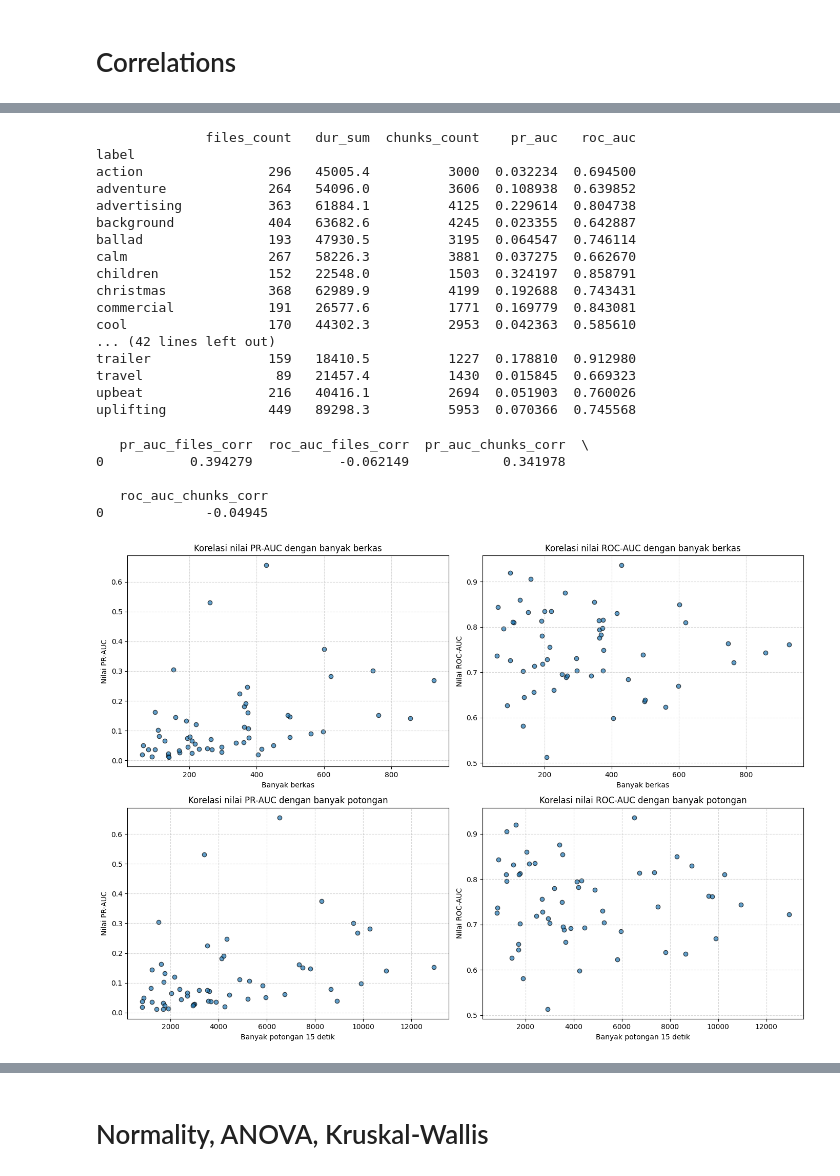
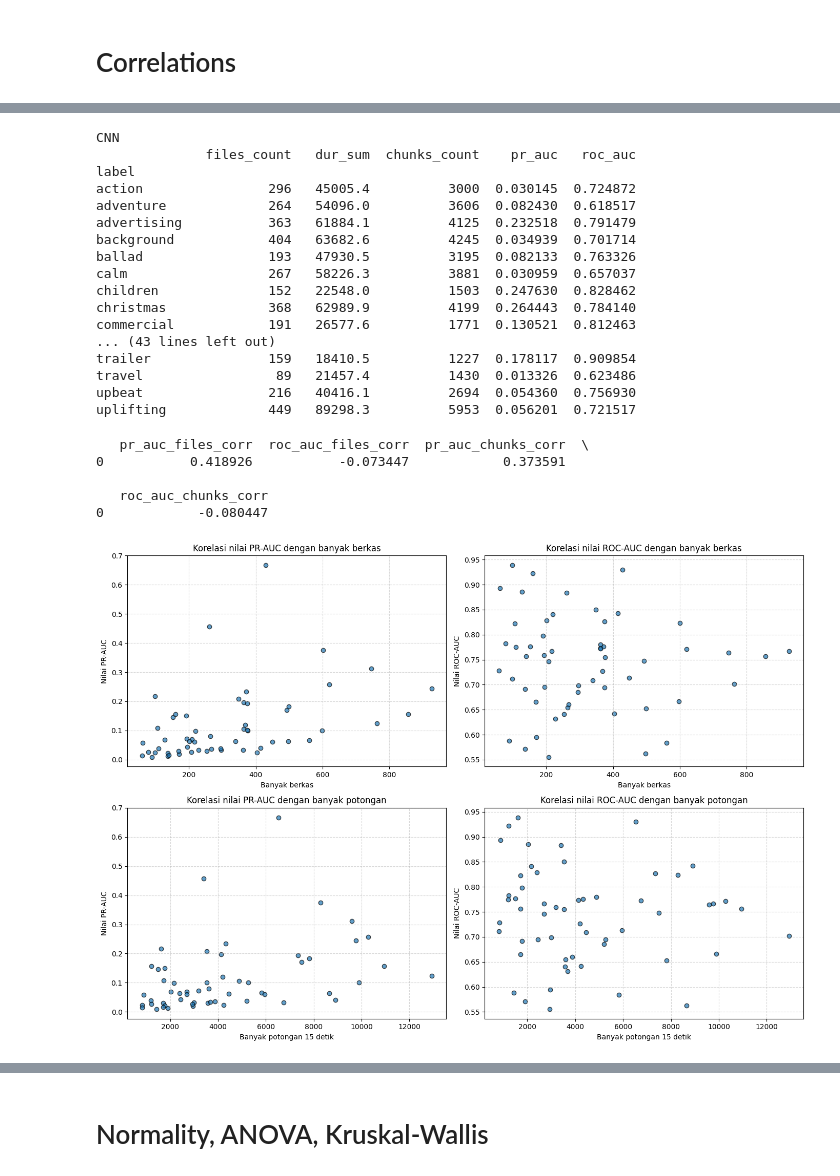
Before and after one commit to hugoalfedoputra/mudelling, a Jupyter notebook: ai/result_graphs.ipynb, the cells around one changed output, grey strips where cells are left out. Cells and saved outputs as stored; diff of their text form; code cells hidden in the pictures.

```diff
--- a/ai/result_graphs.ipynb
+++ b/ai/result_graphs.ipynb
@@ -703,47 +718,48 @@ plot_correlations(
 # %%
+print("CNN")
 print(cnn_merged)
 # %% [output]
+CNN
               files_count   dur_sum  chunks_count    pr_auc   roc_auc
 label
-action                296   45005.4          3000  0.032234  0.694500
-adventure             264   54096.0          3606  0.108938  0.639852
-advertising           363   61884.1          4125  0.229614  0.804738
-background            404   63682.6          4245  0.023355  0.642887
-ballad                193   47930.5          3195  0.064547  0.746114
-calm                  267   58226.3          3881  0.037275  0.662670
-children              152   22548.0          1503  0.324197  0.858791
-christmas             368   62989.9          4199  0.192688  0.743431
-commercial            191   26577.6          1771  0.169779  0.843081
-cool                  170   44302.3          2953  0.042363  0.585610
-... (42 lines left out)
-trailer               159   18410.5          1227  0.178810  0.912980
-travel                 89   21457.4          1430  0.015845  0.669323
-upbeat                216   40416.1          2694  0.051903  0.760026
-uplifting             449   89298.3          5953  0.070366  0.745568
+action                296   45005.4          3000  0.030145  0.724872
+adventure             264   54096.0          3606  0.082430  0.618517
+advertising           363   61884.1          4125  0.232518  0.791479
+background            404   63682.6          4245  0.034939  0.701714
+ballad                193   47930.5          3195  0.082133  0.763326
+calm                  267   58226.3          3881  0.030959  0.657037
+children              152   22548.0          1503  0.247630  0.828462
+christmas             368   62989.9          4199  0.264443  0.784140
+commercial            191   26577.6          1771  0.130521  0.812463
+... (43 lines left out)
+trailer               159   18410.5          1227  0.178117  0.909854
+travel                 89   21457.4          1430  0.013326  0.623486
+upbeat                216   40416.1          2694  0.054360  0.756930
+uplifting             449   89298.3          5953  0.056201  0.721517
 # %%
 (
     gru_result_df,
     gru_merged,
     gru_pr_auc_files_corr,
     gru_roc_auc_files_corr,
     gru_pr_auc_chunks_corr,
     gru_roc_auc_chunks_corr,
 ) = calculate_correlations(
     "../prep/autotagging_moodtheme-train_clean.csv",
-    "./mlflow_pgdump/gru_test_d68649_history.csv",
+    "./mlflow_pgdump/f2_gru_history.csv",
 )
 print(gru_result_df)
 plot_correlations(
     merged=gru_merged,
     pr_auc_files_corr=gru_pr_auc_files_corr,
     roc_auc_files_corr=gru_roc_auc_files_corr,
     pr_auc_chunks_corr=gru_pr_auc_files_corr,
     roc_auc_chunks_corr=gru_roc_auc_chunks_corr,
 )
 # %% [output]
    pr_auc_files_corr  roc_auc_files_corr  pr_auc_chunks_corr  \
-0           0.394279           -0.062149            0.341978
+0           0.418926           -0.073447            0.373591
 
    roc_auc_chunks_corr
-0             -0.04945
+0            -0.080447
-[figure, old version]
+[figure, new version]
```
Also changed, not shown: parts of 20 cells of this notebook, 18 other files.
